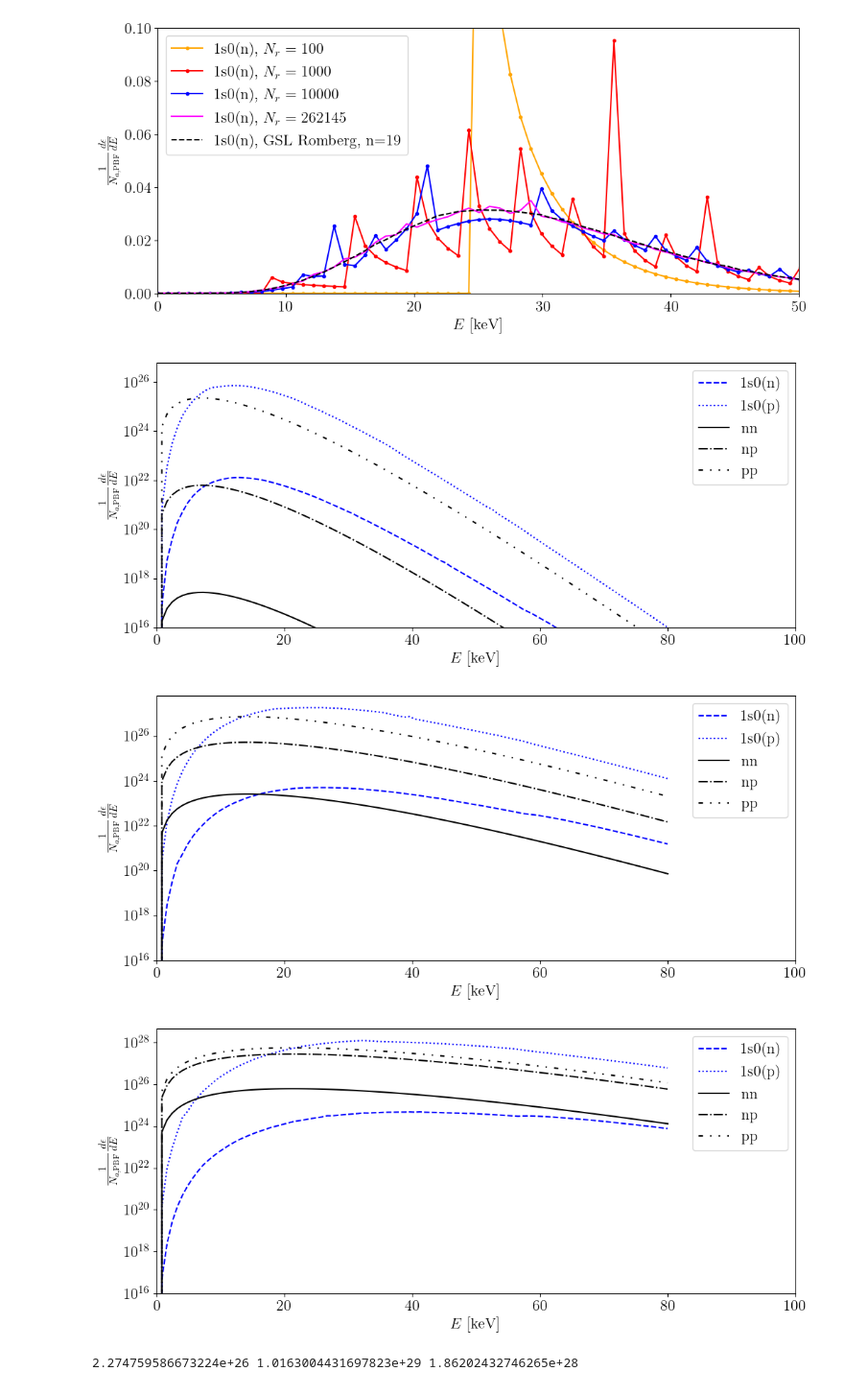
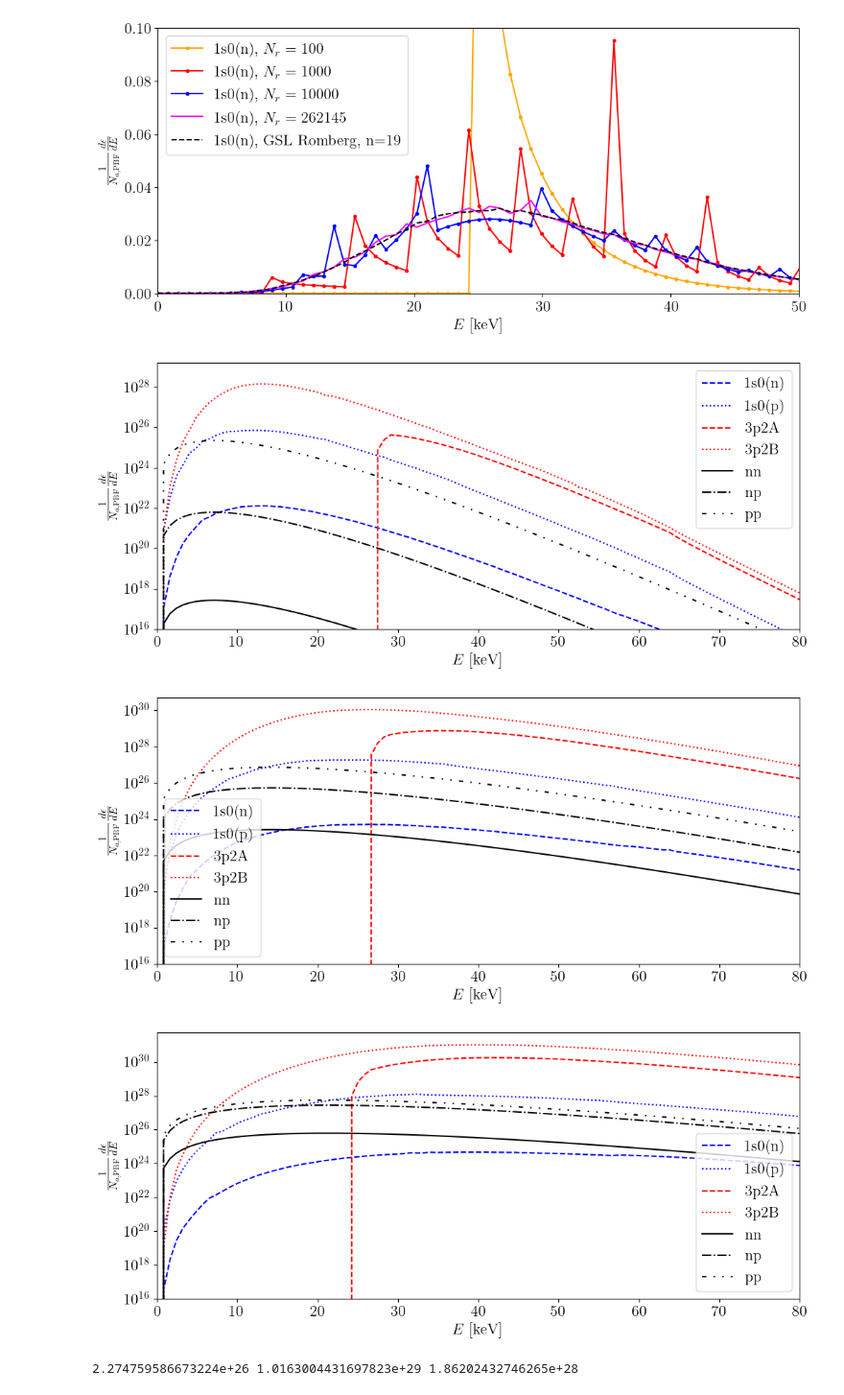
Before and after one commit to MSABuschmann/ns_axion_emission, a Jupyter notebook: notebooks/testing.ipynb, the cells around one changed output. Shown: that part at 96% size. Cells and saved outputs as stored; diff of their text form; code cells hidden in the pictures.

```diff
--- a/notebooks/testing.ipynb
+++ b/notebooks/testing.ipynb
@@ -68,6 +68,8 @@ for i in range(len(integrand_E)):
 
 pbf_1s0n = np.zeros((len(alpha), len(E)))
 pbf_1s0p = np.zeros((len(alpha), len(E)))
+pbf_3p2A = np.zeros((len(alpha), len(E)))
+pbf_3p2B = np.zeros((len(alpha), len(E)))
 bremsstrahlung_nn = np.zeros((len(alpha), len(E)))
 bremsstrahlung_np = np.zeros((len(alpha), len(E)))
 bremsstrahlung_pp = np.zeros((len(alpha), len(E)))
@@ -75,6 +77,8 @@ bremsstrahlung_pp = np.zeros((len(alpha), len(E)))
 for i in range(len(alpha)):
     pbf_1s0n[i] = APR['1s0n_a'+str(i)][:]
     pbf_1s0p[i] = APR['1s0p_a'+str(i)][:]
+    pbf_3p2A[i] = APR['3p2A_a'+str(i)][:]
+    pbf_3p2B[i] = APR['3p2B_a'+str(i)][:]
     bremsstrahlung_nn[i] = APR['bremsstrahlung_nn_a'+str(i)][:]
     bremsstrahlung_np[i] = APR['bremsstrahlung_np_a'+str(i)][:]
     bremsstrahlung_pp[i] = APR['bremsstrahlung_pp_a'+str(i)][:]
@@ -158,27 +162,29 @@ Text(0, 0.5, '$\\frac{1}{N_{a,\\mathrm{PBF}}}\\frac{d\\epsilon}{dE}$')
 # %%
 for i in range(len(alpha)):
     fig, ax = plt.subplots(figsize=(12,5))
     ax.plot(E, pbf_1s0n[i], marker='', label='1s0(n)', color='blue', linestyle='--')
     ax.plot(E, pbf_1s0p[i], marker='', label='1s0(p)', color='blue', linestyle=':')
+    ax.plot(E, pbf_3p2A[i], marker='', label='3p2A', color='red', linestyle='--')
+    ax.plot(E, pbf_3p2B[i], marker='', label='3p2B', color='red', linestyle=':')
     ax.plot(E, bremsstrahlung_nn[i], marker='', label='nn', color='black', linestyle='-')
     ax.plot(E, bremsstrahlung_np[i], marker='', label='np', color='black', linestyle='-.')
     ax.plot(E, bremsstrahlung_pp[i], marker='', label='pp', color='black', linestyle=(0, (3, 5, 1, 5, 1, 5)))
     #ax.plot(E, bremsstrahlung_pp[i]+bremsstrahlung_nn[i]+bremsstrahlung_np[i], marker='', label='total', color='black', linestyle='-')
     #plt.plot(E, dFdE(E, params[2] * K2keV/1.31), label='thermal (old paper)', color='blue', linestyle=':')
     #plt.plot(E, dFdE(E, params[2] * K2keV * alpha[i]) * 3.2e20, label='bremsstrahlung (old paper)', color='blue', linestyle=':')
 
     plt.legend()
-    plt.xlim(np.min(E), 100)
+    plt.xlim(np.min(E), 80)
     plt.xlabel(r'$E$ [keV]')
     plt.ylabel(r'$\frac{1}{N_{a,\mathrm{PBF}}}\frac{d\epsilon}{dE}$')
 
     #plt.ylim(0,)
     plt.yscale('log')
     plt.ylim(1e16,)
 # %% [output]
-[figure, old version]
+[figure, new version]
-[figure, old version]
+[figure, new version]
-[figure, old version]
+[figure, new version]
 # %%
 N = 50
 E_this = np.linspace(1,80,N)
```
Also changed, not shown: parts of 23 cells of this notebook, 3 other files.
